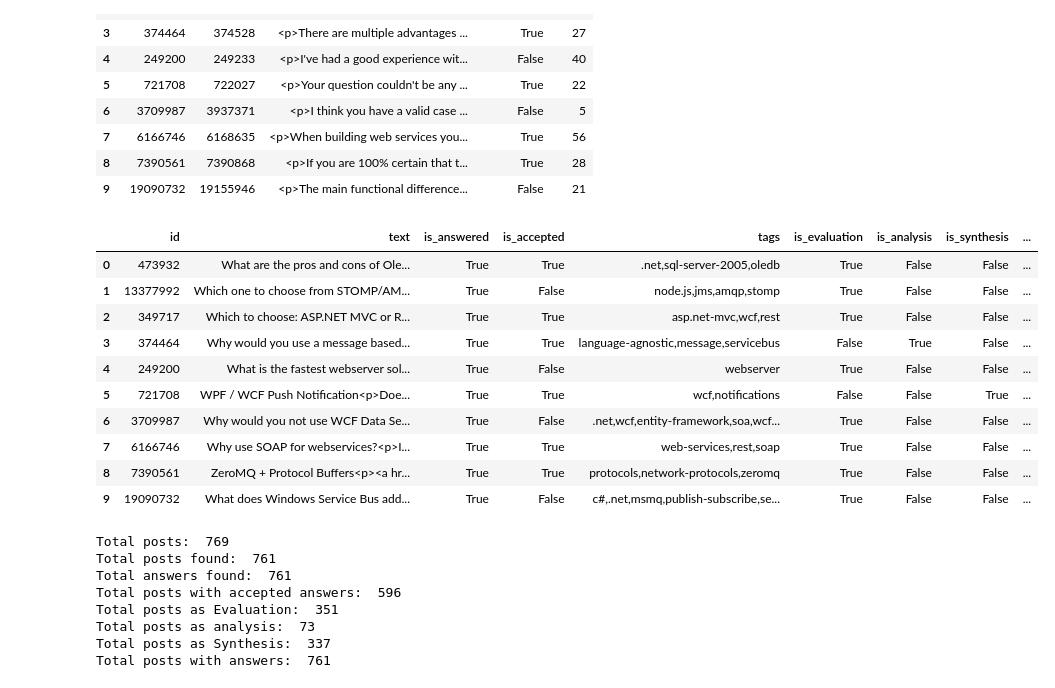
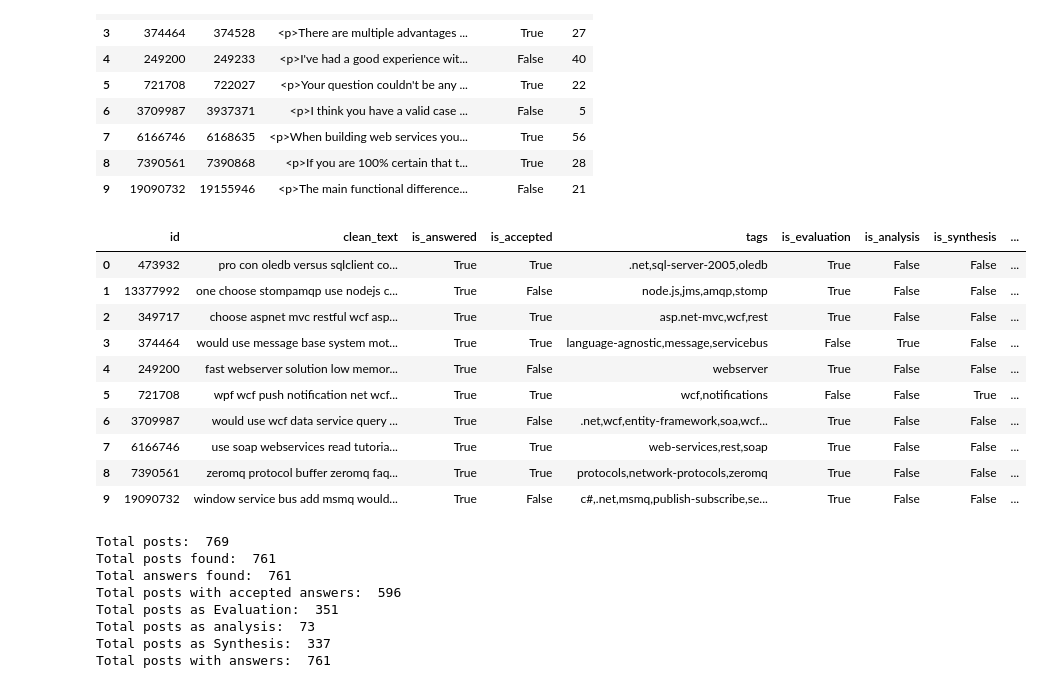
Before and after one commit to iamAdarshh/Classify-architectural-posts-using-ML, a Jupyter notebook: notebooks/Analyze architectural posts.ipynb, the cells around one changed output. Saved outputs shown, nothing was run; the diff lists cells and outputs as text; code cells hidden in the pictures.

Commit message:
feat: analyze programming posts

```diff
--- a/notebooks/Analyze architectural posts.ipynb
+++ b/notebooks/Analyze architectural posts.ipynb
@@ -54,29 +55,31 @@ architectural_posts_answers.head(10)
 # A post will always have a question but, their can be instances when a post can have no answers
 # should we perform cleaning of texts before or after the concatenation?
 merge1 = pd.merge(architectural_posts, architectural_posts_answers, how='left', left_on='id', right_on='question_id')
-merge1['text'] = merge1['title'] + merge1['body_x'].fillna("") + merge1['body_y'].fillna("")
-posts_with_answers = merge1[['id', 'text', 'is_answered', 'is_accepted', 'tags']].copy()
+merge1['text'] = merge1['title'] + ' ' + merge1['body_x'].fillna("") + ' ' + merge1['body_y'].fillna("")
+merge1['clean_text'] = merge1['text'].apply(preprocess_text)
+posts_with_answers = merge1[['id', 'clean_text', 'is_answered', 'is_accepted', 'tags']].copy()
 #merge1.head(10)
 # %%
 merge2 = pd.merge(posts_with_answers, cleaned_architectural_posts, how='left', left_on='id', right_on='postId')
 merge2['is_evaluation'] = merge2['Purpose'] == "Evaluation"
 merge2['is_analysis'] = merge2['Purpose'] == "Analysis"
 merge2['is_synthesis'] = merge2['Purpose'] == "Synthesis"
+merge2['total_tokens'] = merge2['clean_text'].apply(lambda x: len(x.split()))
 
-final_results = merge2[['id', 'text', 'is_answered', 'is_accepted', 'tags', 'is_evaluation', 'is_analysis', 'is_synthesis', 'Purpose']].copy()
+final_results = merge2[['id', 'clean_text', 'is_answered', 'is_accepted', 'tags', 'is_evaluation', 'is_analysis', 'is_synthesis', 'Purpose', 'total_tokens']].copy()
 final_results.head(10)
 # %% [output]
-|  | id | text | is_answered | is_accepted | tags | is_evaluation | is_analysis | is_synthesis | ... |
-| 0 | 473932 | What are the pros and cons of Ole... | True | True | .net,sql-server-2005,oledb | True | False | False | ... |
-| 1 | 13377992 | Which one to choose from STOMP/AM... | True | False | node.js,jms,amqp,stomp | True | False | False | ... |
-| 2 | 349717 | Which to choose: ASP.NET MVC or R... | True | True | asp.net-mvc,wcf,rest | True | False | False | ... |
-| 3 | 374464 | Why would you use a message based... | True | True | language-agnostic,message,servicebus | False | True | False | ... |
-| 4 | 249200 | What is the fastest webserver sol... | True | False | webserver | True | False | False | ... |
-| 5 | 721708 | WPF / WCF Push Notification<p>Doe... | True | True | wcf,notifications | False | False | True | ... |
-| 6 | 3709987 | Why would you not use WCF Data Se... | True | False | .net,wcf,entity-framework,soa,wcf... | True | False | False | ... |
-| 7 | 6166746 | Why use SOAP for webservices?<p>I... | True | True | web-services,rest,soap | True | False | False | ... |
-| 8 | 7390561 | ZeroMQ + Protocol Buffers<p><a hr... | True | True | protocols,network-protocols,zeromq | True | False | False | ... |
-| 9 | 19090732 | What does Windows Service Bus add... | True | False | c#,.net,msmq,publish-subscribe,se... | True | False | False | ... |
+|  | id | clean_text | is_answered | is_accepted | tags | is_evaluation | is_analysis | is_synthesis | ... |
+| 0 | 473932 | pro con oledb versus sqlclient co... | True | True | .net,sql-server-2005,oledb | True | False | False | ... |
+| 1 | 13377992 | one choose stompamqp use nodejs c... | True | False | node.js,jms,amqp,stomp | True | False | False | ... |
+| 2 | 349717 | choose aspnet mvc restful wcf asp... | True | True | asp.net-mvc,wcf,rest | True | False | False | ... |
+| 3 | 374464 | would use message base system mot... | True | True | language-agnostic,message,servicebus | False | True | False | ... |
+| 4 | 249200 | fast webserver solution low memor... | True | False | webserver | True | False | False | ... |
+| 5 | 721708 | wpf wcf push notification net wcf... | True | True | wcf,notifications | False | False | True | ... |
+| 6 | 3709987 | would use wcf data service query ... | True | False | .net,wcf,entity-framework,soa,wcf... | True | False | False | ... |
+| 7 | 6166746 | use soap webservices read tutoria... | True | True | web-services,rest,soap | True | False | False | ... |
+| 8 | 7390561 | zeromq protocol buffer zeromq faq... | True | True | protocols,network-protocols,zeromq | True | False | False | ... |
+| 9 | 19090732 | window service bus add msmq would... | True | False | c#,.net,msmq,publish-subscribe,se... | True | False | False | ... |
 # %%
 print()
 print("Total posts: ", len(cleaned_architectural_posts))
```
Also changed, not shown: parts of 1 cell of this notebook, 4 other files.
